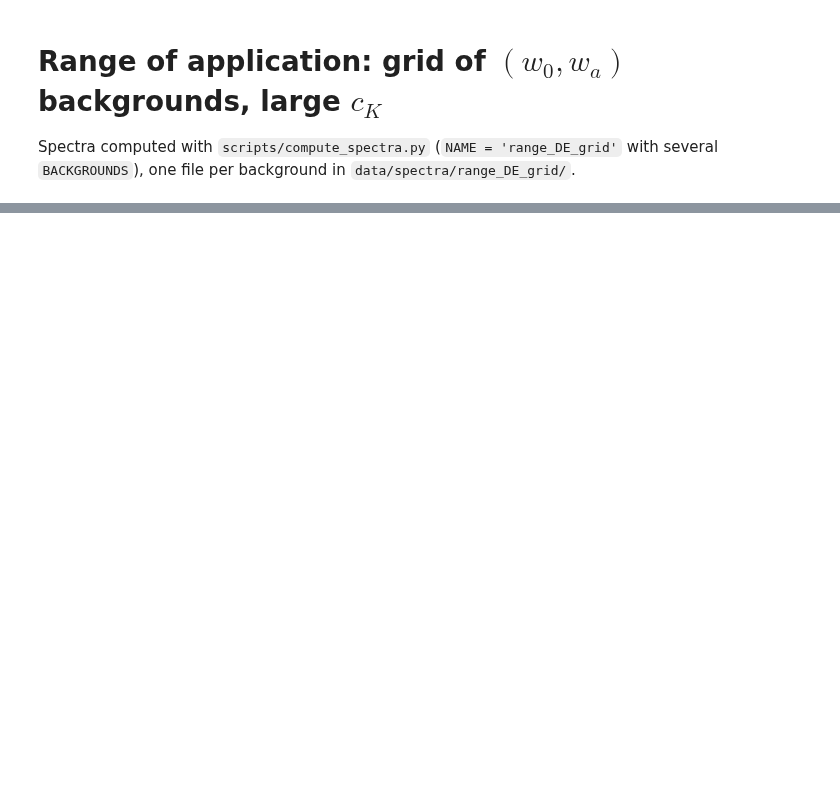
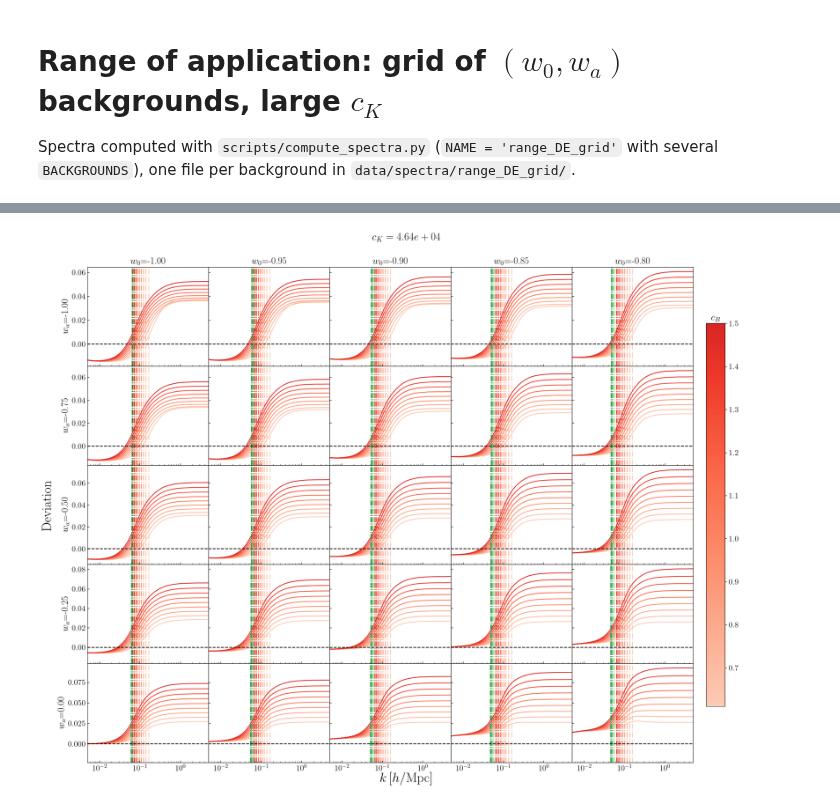
Before and after one commit to JoseCDS17/Fitting_hi_class, a Jupyter notebook: notebooks/range_application/range_DE_grid.ipynb, the cells around one changed output, grey strips where cells are left out. Cells and saved outputs as stored; diff of their text form; code cells hidden in the pictures; blank space fills up the shorter version.

```diff
--- a/notebooks/range_application/range_DE_grid.ipynb
+++ b/notebooks/range_application/range_DE_grid.ipynb
@@ -16,8 +16,9 @@ from hiclass_tools.plotting import use_style, ColorScale
 use_style(fontsize=15)
 # %%
 sets = load_spectra_group('range_DE_grid')    # {(w0, wa): SpectraSet}
-first = next(iter(sets.values()))
-k, cK, cB = first.k, first.cK, first.cB
+k = next(iter(sets.values())).k
+cK = np.unique(np.concatenate([s.cK for s in sets.values()]))   # union over backgrounds
+cB = np.unique(np.concatenate([s.cB for s in sets.values()]))
 
 print(f"{len(sets)} backgrounds: w0 in [{min(w0 for w0, _ in sets):.3g}, {max(w0 for w0, _ in sets):.3g}], "
       f"wa in [{min(wa for _, wa in sets):.3g}, {max(wa for _, wa in sets):.3g}]")
@@ -42,38 +52,40 @@ print(f"Detected fails:           {len(failed_checks)}")
 # %%
 ck_fixed = cK[len(cK) // 2]
 w0s = np.unique([w0 for w0, _ in sets])
-was = np.unique([wa for _, wa in sets])
+was = np.unique([wa for _, wa in sets])[::-1]   # descending: wa = 0 on the top row
 
 fig, axs = plt.subplots(len(was), len(w0s), figsize=(4*len(w0s), 3*len(was)), sharex=True, squeeze=False)
 fig.subplots_adjust(left=0.08, right=0.92, bottom=0.05, top=0.92, hspace=0, wspace=0)
 for row in axs:
     for ax in row[1:]:
         ax.sharey(row[0])
         ax.tick_params(axis='y', labelleft=False)
 
 for (w0, wa), spectra in sets.items():
-    ax = axs[np.searchsorted(was, wa), np.searchsorted(w0s, w0)]
+    ax = axs[list(was).index(wa), np.searchsorted(w0s, w0)]
     for cb in cB:
         if (ck_fixed, cb) not in spectra:
             continue
         ax.semilogx(k, spectra.deviation(ck_fixed, cb), color=cb_colors(cb))
         kB, kJ = spectra.scales(ck_fixed, cb)
         ax.axvline(x=kB, color=cb_colors(cb), linestyle='-.')
         ax.axvline(x=kJ, color=kJ_colors(cb), linestyle='-.')
     ax.axhline(y=0, color='k', linestyle='--')
 
 axs[-1,-1].set_xlim([5e-3, 5])
 for j, w0 in enumerate(w0s):
     axs[0,j].set_title(fr'$w_0$={w0:0.2f}', fontsize=18)
 for i, wa in enumerate(was):
     axs[i,0].set_ylabel(fr'$w_a$={wa:0.2f}', fontsize=18)
 
 fig.supxlabel(r"$k\,[h/\mathrm{Mpc}]$", fontsize=25)
 fig.supylabel("Deviation", fontsize=25)
 fig.suptitle(fr'$c_K = {ck_fixed:.3g}$', fontsize=20)
 
 cbar = plt.colorbar(cb_colors.mappable, ax=axs, fraction=0.03, pad=0.02)
 cbar.ax.set_title(r"$c_B$")
 
 for ax in axs.flatten():
     ax.tick_params(axis='both', which='both', direction='in')
+# %% [output]
+[figure, added]
```
Also changed, not shown: parts of 2 cells of this notebook, 6 other files.
